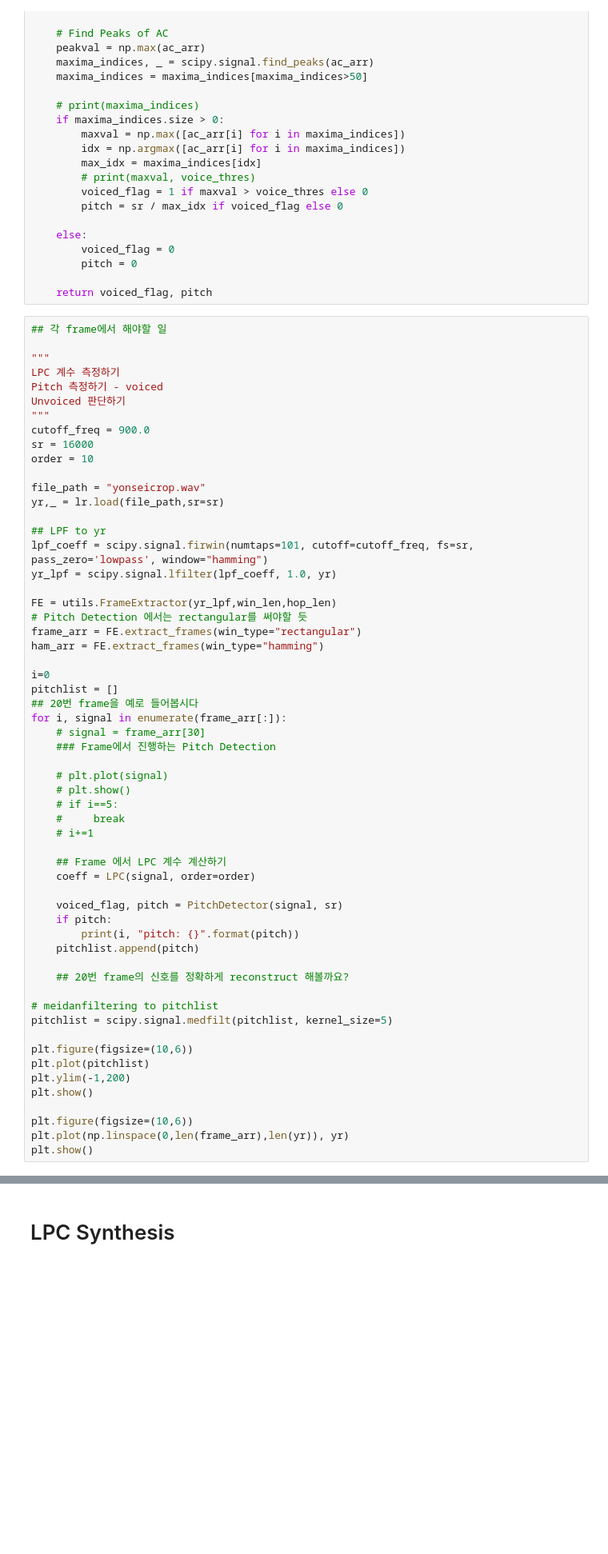
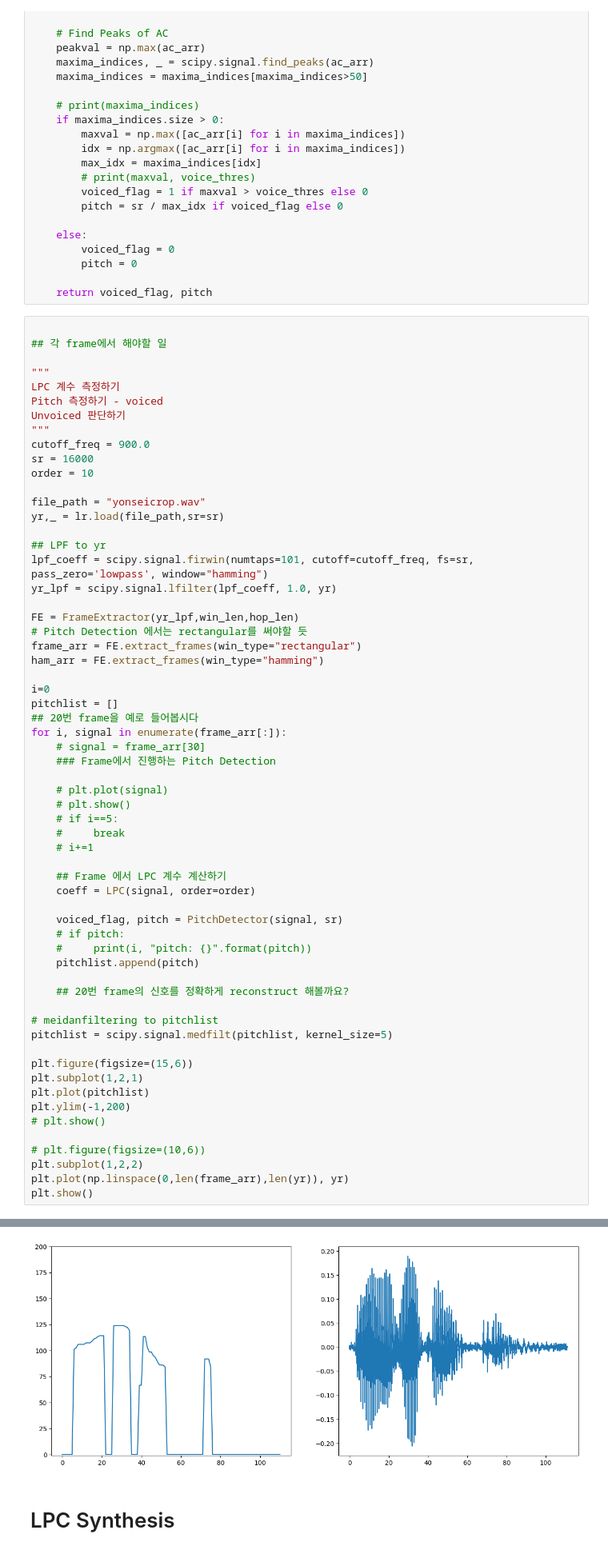
Before and after one commit to woongzip1/SATEST, a Jupyter notebook: SATEST 78.ipynb, the cells around one changed output, grey strips where cells are left out. Shown: that part at 80% size. Cells and saved outputs as stored; diff of their text form; blank space fills up the shorter version.

```diff
--- a/SATEST 78.ipynb
+++ b/SATEST 78.ipynb
@@ -617,6 +421,7 @@ def PitchDetector(signal, sr=16000):
 
     return voiced_flag, pitch
 # %%
+
 ## 각 frame에서 해야할 일
 
 """
@@ -635,7 +440,7 @@ yr,_ = lr.load(file_path,sr=sr)
 lpf_coeff = scipy.signal.firwin(numtaps=101, cutoff=cutoff_freq, fs=sr, pass_zero='lowpass', window="hamming")
 yr_lpf = scipy.signal.lfilter(lpf_coeff, 1.0, yr)
 
-FE = utils.FrameExtractor(yr_lpf,win_len,hop_len)
+FE = FrameExtractor(yr_lpf,win_len,hop_len)
 # Pitch Detection 에서는 rectangular를 써야할 듯
 frame_arr = FE.extract_frames(win_type="rectangular")
 ham_arr = FE.extract_frames(win_type="hamming")
@@ -657,8 +462,8 @@ for i, signal in enumerate(frame_arr[:]):
     coeff = LPC(signal, order=order)
 
     voiced_flag, pitch = PitchDetector(signal, sr)
-    if pitch:
-        print(i, "pitch: {}".format(pitch))
+    # if pitch:
+    #     print(i, "pitch: {}".format(pitch))
     pitchlist.append(pitch)
 
     ## 20번 frame의 신호를 정확하게 reconstruct 해볼까요?
@@ -666,11 +471,14 @@ for i, signal in enumerate(frame_arr[:]):
 # meidanfiltering to pitchlist
 pitchlist = scipy.signal.medfilt(pitchlist, kernel_size=5)
 
-plt.figure(figsize=(10,6))
+plt.figure(figsize=(15,6))
+plt.subplot(1,2,1)
 plt.plot(pitchlist)
 plt.ylim(-1,200)
-plt.show()
+# plt.show()
 
-plt.figure(figsize=(10,6))
+# plt.figure(figsize=(10,6))
+plt.subplot(1,2,2)
 plt.plot(np.linspace(0,len(frame_arr),len(yr)), yr)
 plt.show()
+# %% [output]
@@ -677,2 +489,3 @@ plt.show()
+[figure, added]
 # %% [markdown]
 # LPC Synthesis
```
Also changed, not shown: parts of 18 cells of this notebook, 3 other files.
